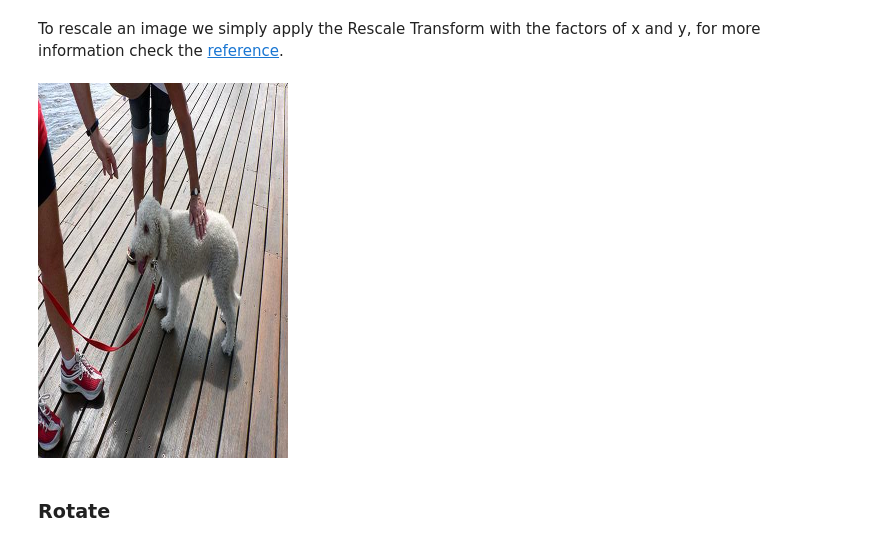
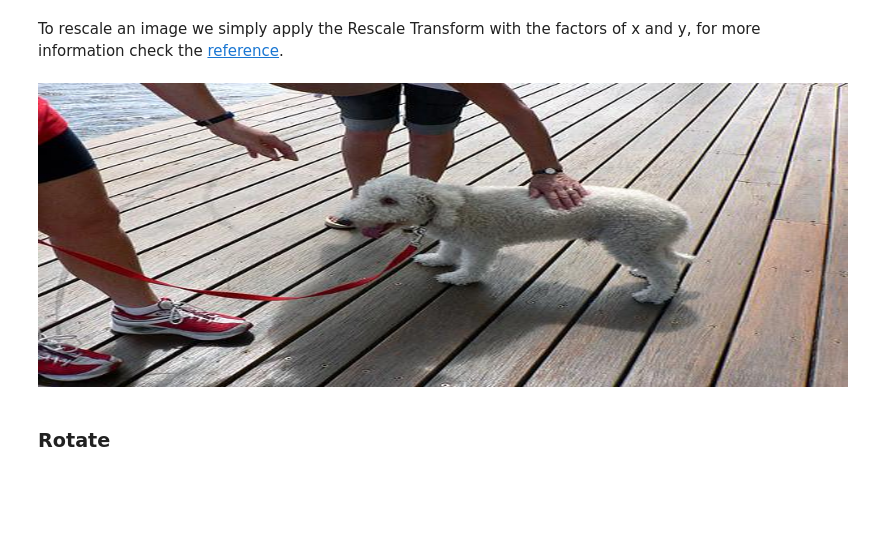
Before and after one commit to easycv/easycv, a Jupyter notebook: docs/source/examples/transforms/spatial.ipynb, the cells around one changed output. Cells and saved outputs as stored; diff of their text form; code cells hidden in the pictures; blank space fills up the shorter version.

```diff
--- a/docs/source/examples/transforms/spatial.ipynb
+++ b/docs/source/examples/transforms/spatial.ipynb
@@ -23,9 +23,9 @@ img.apply(Resize(width=500, height=500))
 # %% [markdown]
 To rescale an image we simply apply the Rescale Transform with the factors of x and y, for more information check the [reference](../../reference/transforms/spatial.rst).
 # %%
-img.apply(Rescale(fx=0.5, fy=1))
+img.apply(Rescale(fx=2, fy=1))
 # %% [output]
-[figure, old version]
+[figure, new version]
 # %% [markdown]
 ### Rotate
 # %% [markdown]
```
Also changed, not shown: parts of 2 cells of this notebook, 2 other files.
